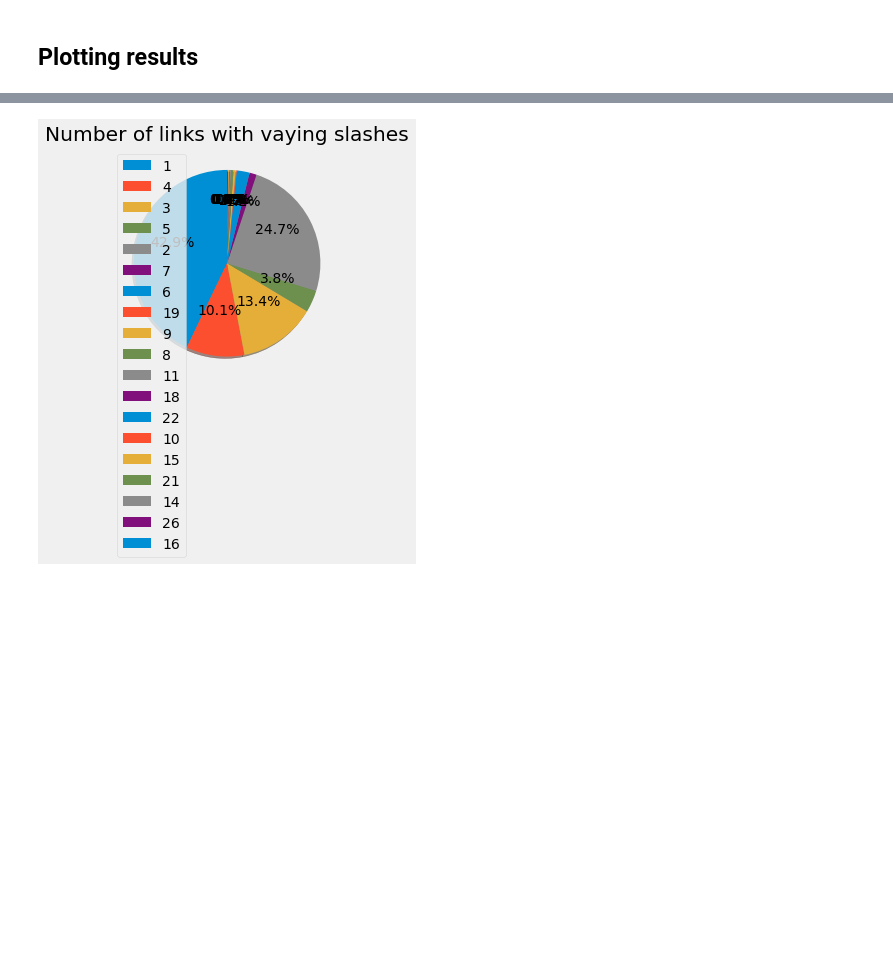
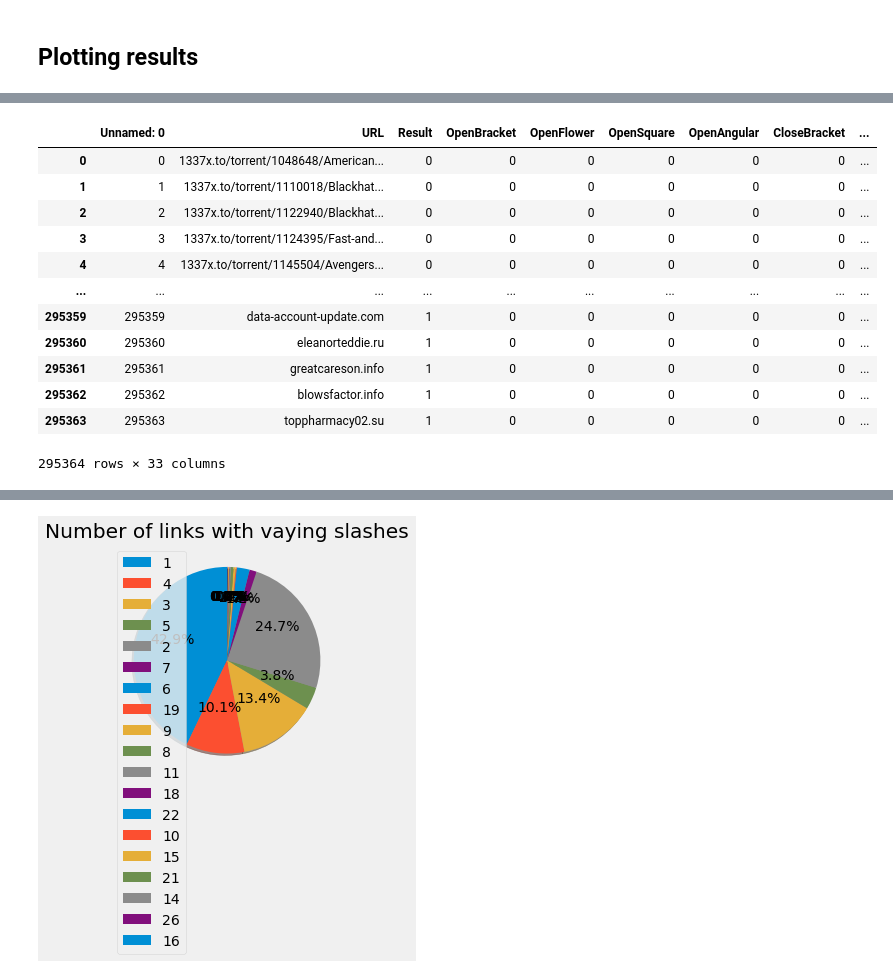
Before and after one commit to Rishabkashyap14/URL-Classifier, a Jupyter notebook: EDA/Pre_Processing.ipynb, the cells around one changed output, grey strips where cells are left out. Drawn from its saved outputs; the diff is of its cells as text; code cells hidden in the pictures; blank space fills up the shorter version.

```diff
--- a/EDA/Pre_Processing.ipynb
+++ b/EDA/Pre_Processing.ipynb
@@ -276,0 +302,16 @@ for index, value in enumerate(lengths):
+# %%
+df
+# %% [output]
+|  | Unnamed: 0 | URL | Result | OpenBracket | OpenFlower | OpenSquare | OpenAngular | CloseBracket | ... |
+| 0 | 0 | 1337x.to/torrent/1048648/American... | 0 | 0 | 0 | 0 | 0 | 0 | ... |
+| 1 | 1 | 1337x.to/torrent/1110018/Blackhat... | 0 | 0 | 0 | 0 | 0 | 0 | ... |
+| 2 | 2 | 1337x.to/torrent/1122940/Blackhat... | 0 | 0 | 0 | 0 | 0 | 0 | ... |
+| 3 | 3 | 1337x.to/torrent/1124395/Fast-and... | 0 | 0 | 0 | 0 | 0 | 0 | ... |
+| 4 | 4 | 1337x.to/torrent/1145504/Avengers... | 0 | 0 | 0 | 0 | 0 | 0 | ... |
+| ... | ... | ... | ... | ... | ... | ... | ... | ... | ... |
+| 295359 | 295359 | data-account-update.com | 1 | 0 | 0 | 0 | 0 | 0 | ... |
+| 295360 | 295360 | eleanorteddie.ru | 1 | 0 | 0 | 0 | 0 | 0 | ... |
+| 295361 | 295361 | greatcareson.info | 1 | 0 | 0 | 0 | 0 | 0 | ... |
+| 295362 | 295362 | blowsfactor.info | 1 | 0 | 0 | 0 | 0 | 0 | ... |
+| 295363 | 295363 | toppharmacy02.su | 1 | 0 | 0 | 0 | 0 | 0 | ... |
+295364 rows × 33 columns
```
Also changed, not shown: parts of 22 cells of this notebook, 5 other files.
